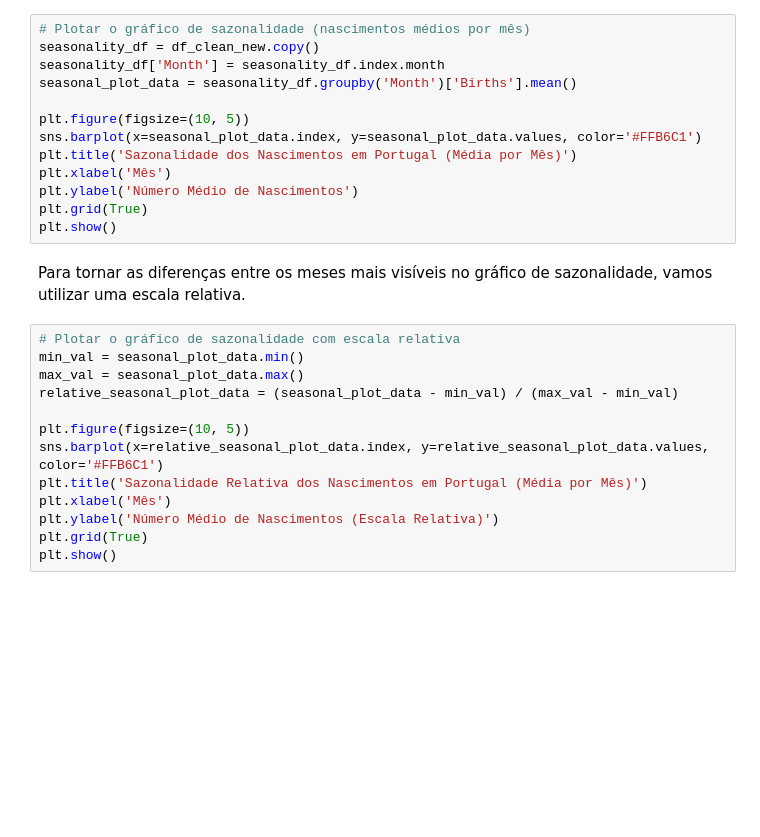
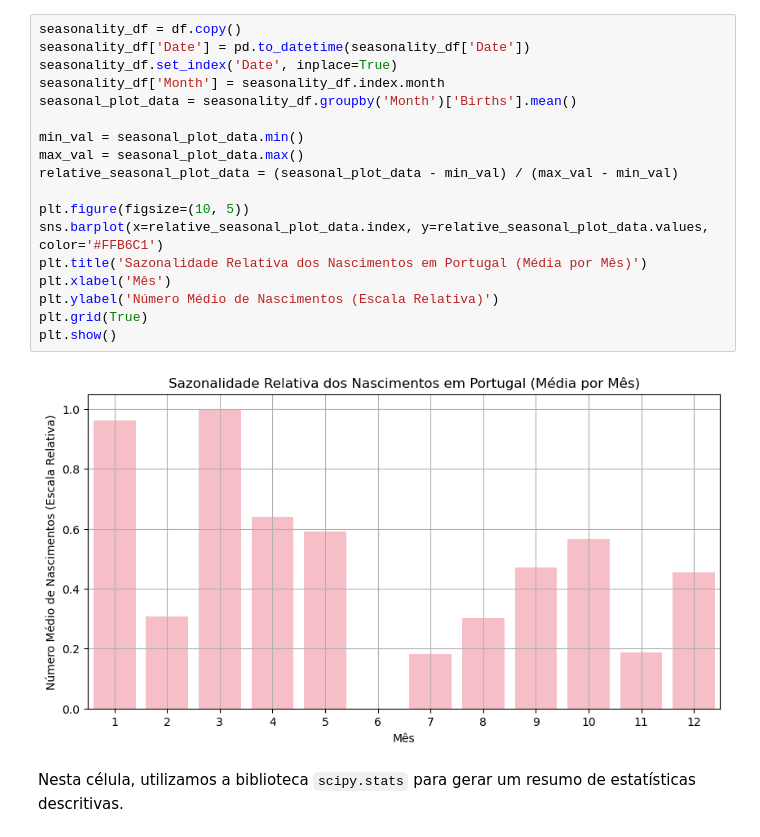
Before and after one commit to jpmarques19/previsao-nascimentos-em-portugal, a Jupyter notebook: notebooks/descriptive_analysis.ipynb, the cells around one changed output. Saved outputs shown, nothing was run; the diff lists cells and outputs as text; blank space fills up the shorter version.

```diff
--- a/notebooks/descriptive_analysis.ipynb
+++ b/notebooks/descriptive_analysis.ipynb
@@ -33,28 +34,23 @@ plt.show()
 # %%
-# Plotar o gráfico de sazonalidade (nascimentos médios por mês)
-seasonality_df = df_clean_new.copy()
+seasonality_df = df.copy()
+seasonality_df['Date'] = pd.to_datetime(seasonality_df['Date'])
+seasonality_df.set_index('Date', inplace=True)
 seasonality_df['Month'] = seasonality_df.index.month
 seasonal_plot_data = seasonality_df.groupby('Month')['Births'].mean()
 
+min_val = seasonal_plot_data.min()
+max_val = seasonal_plot_data.max()
+relative_seasonal_plot_data = (seasonal_plot_data - min_val) / (max_val - min_val)
+
 plt.figure(figsize=(10, 5))
-sns.barplot(x=seasonal_plot_data.index, y=seasonal_plot_data.values, color='#FFB6C1')
-plt.title('Sazonalidade dos Nascimentos em Portugal (Média por Mês)')
+sns.barplot(x=relative_seasonal_plot_data.index, y=relative_seasonal_plot_data.values, color='#FFB6C1')
+plt.title('Sazonalidade Relativa dos Nascimentos em Portugal (Média por Mês)')
 plt.xlabel('Mês')
-plt.ylabel('Número Médio de Nascimentos')
+plt.ylabel('Número Médio de Nascimentos (Escala Relativa)')
 plt.grid(True)
 plt.show()
+# %% [output]
+[figure, added]
-# %% [markdown]
-Para tornar as diferenças entre os meses mais visíveis no gráfico de sazonalidade, vamos utilizar uma escala relativa.
-# %%
-# Plotar o gráfico de sazonalidade com escala relativa
-min_val = seasonal_plot_data.min()
-max_val = seasonal_plot_data.max()
-relative_seasonal_plot_data = (seasonal_plot_data - min_val) / (max_val - min_val)
-
-plt.figure(figsize=(10, 5))
-sns.barplot(x=relative_seasonal_plot_data.index, y=relative_seasonal_plot_data.values, color='#FFB6C1')
-plt.title('Sazonalidade Relativa dos Nascimentos em Portugal (Média por Mês)')
-plt.xlabel('Mês')
-plt.ylabel('Número Médio de Nascimentos (Escala Relativa)')
-plt.grid(True)
-plt.show()
+# %% [markdown]
+
+Nesta célula, utilizamos a biblioteca `scipy.stats` para gerar um resumo de estatísticas descritivas.
```
Also changed, not shown: parts of 4 cells of this notebook, 1 other file.
